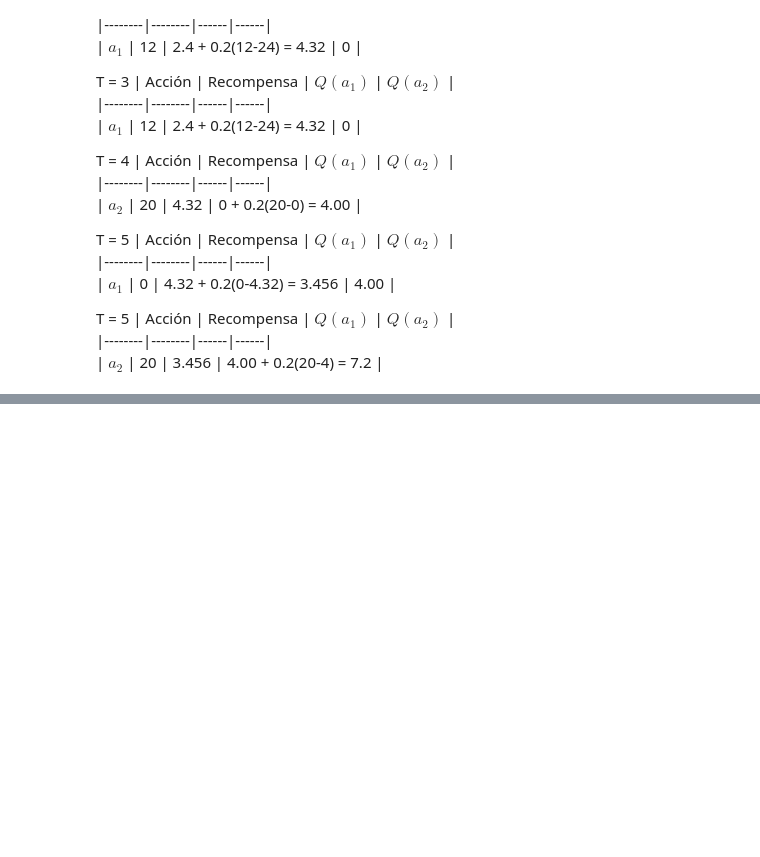
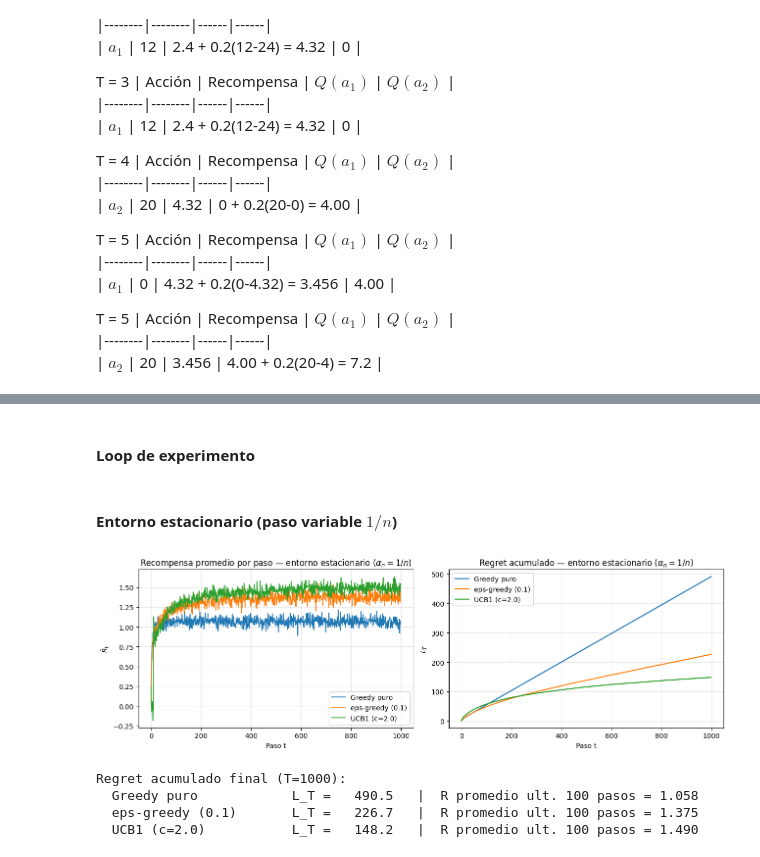
Before and after one commit to paulabaal12/HDT2-RL, a Jupyter notebook: hdt2.ipynb, the cells around one changed output, grey strips where cells are left out. Drawn from its saved outputs; the diff is of its cells as text; code cells hidden in the pictures; blank space fills up the shorter version.

```diff
--- a/hdt2.ipynb
+++ b/hdt2.ipynb
@@ -180,0 +199,26 @@ T = 5
+# %%
+class KArmedBandit:
+    def __init__(self, k=10, stationary=True, drift_every=100, drift_std=0.5, rng=None):
+        self.k = k
+        self.stationary = stationary
+        self.drift_every = drift_every
+        self.drift_std = drift_std
+        self.rng = rng if rng is not None else np.random.default_rng()
+
+        # q*(a) ~ N(0,1) : valores verdaderos, desconocidos para el agente
+        self.q_star = self.rng.normal(0.0, 1.0, size=k)
+        self.t = 0
+
+    def step(self, action):
+        self.t += 1
+
+        # R_t ~ N(q*(a), 1)  ->  E[R_t | A_t=a] = q*(a)
+        reward = self.rng.normal(self.q_star[action], 1.0)
+        regret = self.q_star.max() - self.q_star[action]
+        if (not self.stationary) and (self.t % self.drift_every == 0):
+            self.q_star = self.q_star + self.rng.normal(0.0, self.drift_std, size=self.k)
+
+        return reward, regret
+
+    def optimal_action(self):
+        return int(np.argmax(self.q_star))
@@ -180,0 +291,2 @@ T = 5
+# %% [markdown]
+#### Loop de experimento
@@ -180,0 +329,26 @@ T = 5
+# %% [markdown]
+#### Entorno estacionario (paso variable $1/n$)
+# %%
+EPS = 0.1
+C   = 2.0
+
+fabricas_estacionario = {
+    "Greedy puro":         lambda k: GreedyAgent(k, alpha=None),
+    f"eps-greedy ({EPS})": lambda k: EpsilonGreedyAgent(k, epsilon=EPS, alpha=None),
+    f"UCB1 (c={C})":       lambda k: UCB1Agent(k, c=C, alpha=None),
+}
+
+res_estacionario = {name: run_experiment(f, stationary=True)
+                    for name, f in fabricas_estacionario.items()}
+
+plot_pair(res_estacionario, "entorno estacionario ($\\alpha_n = 1/n$)")
+
+print("Regret acumulado final (T=1000):")
+for name, (R, L) in res_estacionario.items():
+    print(f"  {name:22s} L_T = {L[-1]:7.1f}   |  R promedio ult. 100 pasos = {R[-100:].mean():.3f}")
+# %% [output]
+[figure, added]
+Regret acumulado final (T=1000):
+  Greedy puro            L_T =   490.5   |  R promedio ult. 100 pasos = 1.058
+  eps-greedy (0.1)       L_T =   226.7   |  R promedio ult. 100 pasos = 1.375
+  UCB1 (c=2.0)           L_T =   148.2   |  R promedio ult. 100 pasos = 1.490
```
Also changed, not shown: parts of 14 cells of this notebook.
